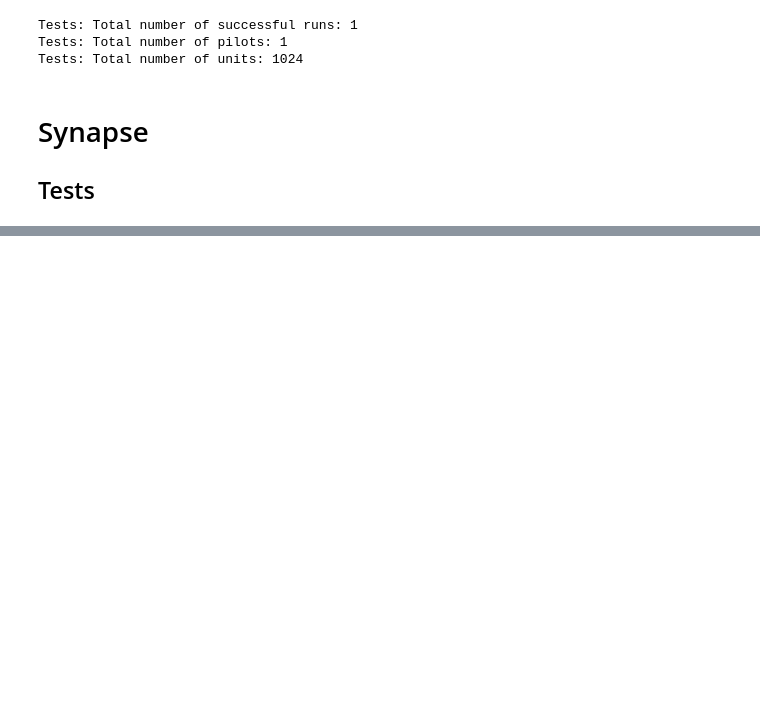
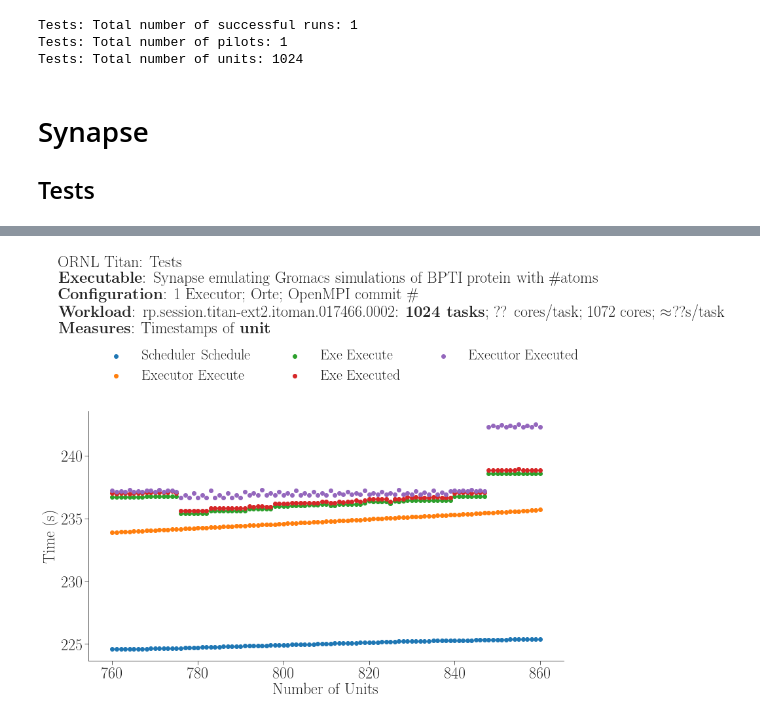
Before and after one commit to radical-experiments/rp.paper, a Jupyter notebook: analysis/rp_paper_tests.ipynb, the cells around one changed output, grey strips where cells are left out. Saved outputs shown, nothing was run; the diff lists cells and outputs as text; code cells hidden in the pictures; blank space fills up the shorter version.

```diff
--- a/analysis/rp_paper_tests.ipynb
+++ b/analysis/rp_paper_tests.ipynb
@@ -221,0 +213,52 @@ df.iloc[63:65][[
+# %%
+fig, ax = fig_setup()
+sessions = test_sessions
+units    = test_units
+session  = test_sras[1024][0]
+sid      = session._sid
+snunit   = test_sessions.loc[session._sid].nunit
+sncore   = test_sessions.loc[session._sid].ncore
+muetime  = (units.AGENT_STAGING_OUTPUT_PENDING - units.AGENT_EXECUTING).mean()
+
+title_head = 'ORNL Titan: Tests'
+title_exec = '\\textbf{Executable}: Synapse emulating Gromacs simulations of BPTI protein with \#atoms'
+title_conf = '\\textbf{Configuration}: 1 Executor; Orte; OpenMPI commit \#'
+title_work = '\\textbf{Workload}: %s: \\textbf{%s tasks}; ?? cores/task; %s cores; $\\approx$??s/task' % (sid, snunit, sncore)#, muetime)
+title_desc = '\\textbf{Measures}: Timestamps of \\textbf{unit}'
+title = '%s\n%s\n%s\n%s\n%s' % (title_head, title_exec, title_conf, title_work, title_desc)
+fig.suptitle(title, x=0.075, y=1.35, horizontalalignment='left')
+
+df = get_df_unit_events(session)
+df = df.sort_values(by='Scheduler Scheduled')
+df = df.reset_index(drop=True)
+df = df.iloc[760:861]
+
+plt.scatter(df['Scheduler Schedule'].index   , df['Scheduler Schedule']   ) # Agent Scheduling Component
+# plt.scatter(df['Scheduler Scheduled'].index  , df['Scheduler Scheduled']  ) # Agent Scheduling Component
+# plt.scatter(df['Scheduler Queued'].index     , df['Scheduler Queued']     ) # Agent Scheduling Component
+plt.scatter(df['Executor Execute'].index     , df['Executor Execute']     ) # Agent Executing Component
+# plt.scatter(df['Executor Make Dir'].index    , df['Executor Make Dir']    ) # Agent Executing Component
+# plt.scatter(df['Executor Made Dir'].index    , df['Executor Made Dir']    ) # Agent Executing Component
+# plt.scatter(df['Executor Spawn'].index       , df['Executor Spawn']       ) # Agent Executing Component
+# plt.scatter(df['OS Accepted Spawn'].index    , df['OS Accepted Spawn']    ) # System OS
+# plt.scatter(df['OS Spawn'].index             , df['OS Spawn']             ) # System OS
+# plt.scatter(df['CU Changed Dir'].index       , df['CU Changed Dir']       ) # CU script
+# plt.scatter(df['CU Pre-execute'].index       , df['CU Pre-execute']       ) # CU script
+# plt.scatter(df['CU Pre-executed'].index      , df['CU Pre-executed']      ) # CU script
+# plt.scatter(df['CU Spawn'].index             , df['CU Spawn']             ) # CU script [orterun spawner]
+plt.scatter(df['Exe Execute'].index          , df['Exe Execute']          ) # Synapse
+plt.scatter(df['Exe Executed'].index         , df['Exe Executed']         ) # Synapse, orterun [orterun spawner]
+# plt.scatter(df['CU Executed'].index          , df['CU Executed']          ) # CU script
+# plt.scatter(df['CU Post-execute'].index      , df['CU Post-execute']      ) # CU script
+# plt.scatter(df['CU Post-executed'].index     , df['CU Post-executed']     ) # CU script
+plt.scatter(df['Executor Executed'].index    , df['Executor Executed']    ) # Agent Executing Component
+# plt.scatter(df['Scheduler Unschedule'].index , df['Scheduler Unschedule'] ) # Agent Scheduling Component
+# plt.scatter(df['Scheduler Unscheduled'].index, df['Scheduler Unscheduled']) # Agent Scheduling Component
+
+plt.legend(ncol=3, loc='upper left', bbox_to_anchor=(0,1.3))
+plt.xlabel('Number of Units')
+plt.ylabel('Time (s)')
+
+plt.savefig('figures/titan_tests_unit_events_1024_stall_b.png', dpi=300, bbox_inches='tight')
+# %% [output]
+[figure, added]
```
Also changed, not shown: parts of 5 cells of this notebook.
